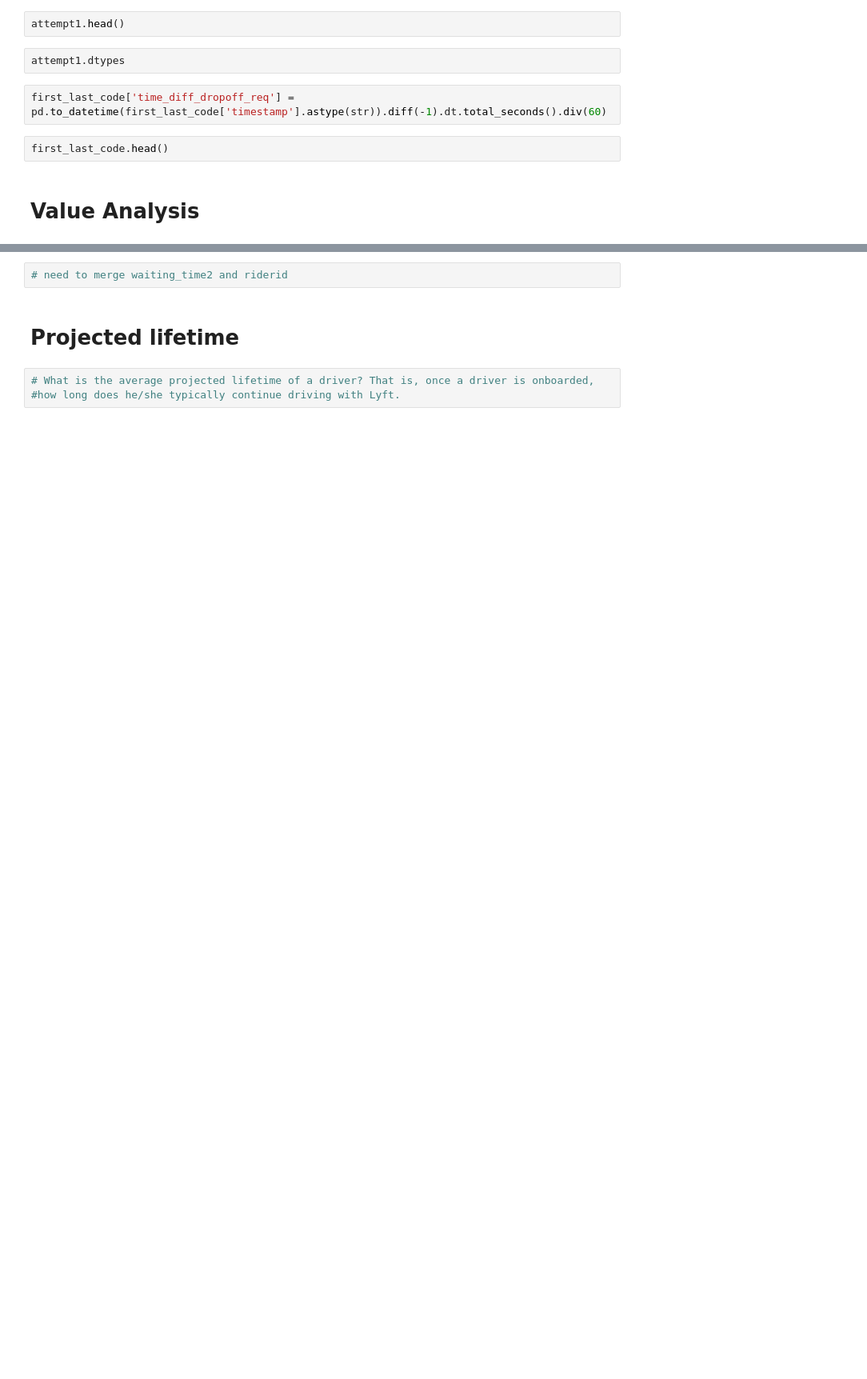
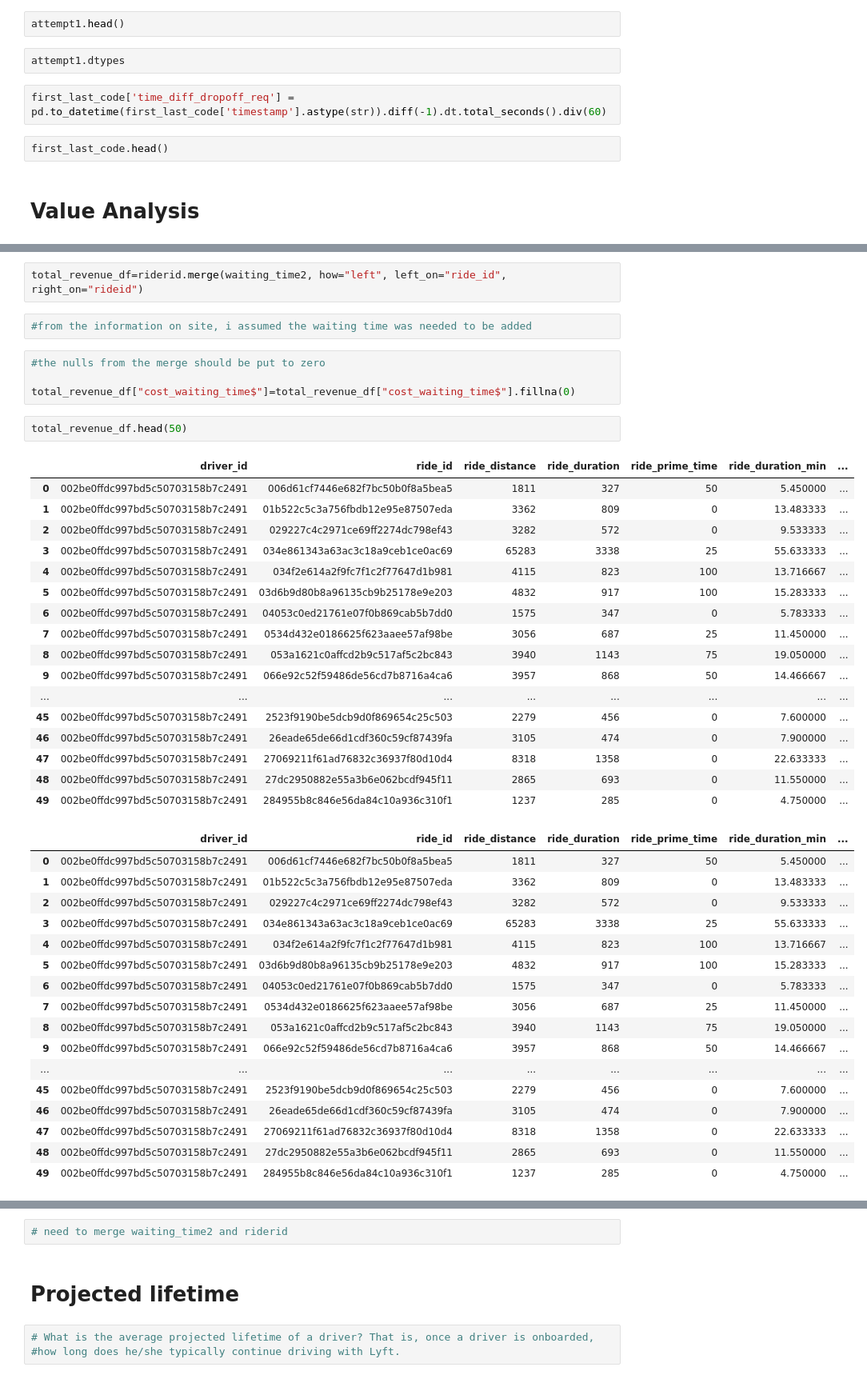
Before and after one commit to Brunadiasmiguel/challenge_drive, a Jupyter notebook: data_wrangling.ipynb, the cells around one changed output, grey strips where cells are left out. Shown at 80% size. Cells and saved outputs as stored; diff of their text form; blank space fills up the shorter version.

```diff
--- a/data_wrangling.ipynb
+++ b/data_wrangling.ipynb
@@ -854,0 +933,45 @@ first_last_code.head()
+# %%
+total_revenue_df=riderid.merge(waiting_time2, how="left", left_on="ride_id", right_on="rideid")
+# %%
+#from the information on site, i assumed the waiting time was needed to be added
+# %%
+#the nulls from the merge should be put to zero
+
+total_revenue_df["cost_waiting_time$"]=total_revenue_df["cost_waiting_time$"].fillna(0)
+# %%
+total_revenue_df.head(50)
+# %% [output]
+|  | driver_id | ride_id | ride_distance | ride_duration | ride_prime_time | ride_duration_min | ... |
+| 0 | 002be0ffdc997bd5c50703158b7c2491 | 006d61cf7446e682f7bc50b0f8a5bea5 | 1811 | 327 | 50 | 5.450000 | ... |
+| 1 | 002be0ffdc997bd5c50703158b7c2491 | 01b522c5c3a756fbdb12e95e87507eda | 3362 | 809 | 0 | 13.483333 | ... |
+| 2 | 002be0ffdc997bd5c50703158b7c2491 | 029227c4c2971ce69ff2274dc798ef43 | 3282 | 572 | 0 | 9.533333 | ... |
+| 3 | 002be0ffdc997bd5c50703158b7c2491 | 034e861343a63ac3c18a9ceb1ce0ac69 | 65283 | 3338 | 25 | 55.633333 | ... |
+| 4 | 002be0ffdc997bd5c50703158b7c2491 | 034f2e614a2f9fc7f1c2f77647d1b981 | 4115 | 823 | 100 | 13.716667 | ... |
+| 5 | 002be0ffdc997bd5c50703158b7c2491 | 03d6b9d80b8a96135cb9b25178e9e203 | 4832 | 917 | 100 | 15.283333 | ... |
+| 6 | 002be0ffdc997bd5c50703158b7c2491 | 04053c0ed21761e07f0b869cab5b7dd0 | 1575 | 347 | 0 | 5.783333 | ... |
+| 7 | 002be0ffdc997bd5c50703158b7c2491 | 0534d432e0186625f623aaee57af98be | 3056 | 687 | 25 | 11.450000 | ... |
+| 8 | 002be0ffdc997bd5c50703158b7c2491 | 053a1621c0affcd2b9c517af5c2bc843 | 3940 | 1143 | 75 | 19.050000 | ... |
+| 9 | 002be0ffdc997bd5c50703158b7c2491 | 066e92c52f59486de56cd7b8716a4ca6 | 3957 | 868 | 50 | 14.466667 | ... |
+| ... | ... | ... | ... | ... | ... | ... | ... |
+| 45 | 002be0ffdc997bd5c50703158b7c2491 | 2523f9190be5dcb9d0f869654c25c503 | 2279 | 456 | 0 | 7.600000 | ... |
+| 46 | 002be0ffdc997bd5c50703158b7c2491 | 26eade65de66d1cdf360c59cf87439fa | 3105 | 474 | 0 | 7.900000 | ... |
+| 47 | 002be0ffdc997bd5c50703158b7c2491 | 27069211f61ad76832c36937f80d10d4 | 8318 | 1358 | 0 | 22.633333 | ... |
+| 48 | 002be0ffdc997bd5c50703158b7c2491 | 27dc2950882e55a3b6e062bcdf945f11 | 2865 | 693 | 0 | 11.550000 | ... |
+| 49 | 002be0ffdc997bd5c50703158b7c2491 | 284955b8c846e56da84c10a936c310f1 | 1237 | 285 | 0 | 4.750000 | ... |
+|  | driver_id | ride_id | ride_distance | ride_duration | ride_prime_time | ride_duration_min | ... |
+| 0 | 002be0ffdc997bd5c50703158b7c2491 | 006d61cf7446e682f7bc50b0f8a5bea5 | 1811 | 327 | 50 | 5.450000 | ... |
+| 1 | 002be0ffdc997bd5c50703158b7c2491 | 01b522c5c3a756fbdb12e95e87507eda | 3362 | 809 | 0 | 13.483333 | ... |
+| 2 | 002be0ffdc997bd5c50703158b7c2491 | 029227c4c2971ce69ff2274dc798ef43 | 3282 | 572 | 0 | 9.533333 | ... |
+| 3 | 002be0ffdc997bd5c50703158b7c2491 | 034e861343a63ac3c18a9ceb1ce0ac69 | 65283 | 3338 | 25 | 55.633333 | ... |
+| 4 | 002be0ffdc997bd5c50703158b7c2491 | 034f2e614a2f9fc7f1c2f77647d1b981 | 4115 | 823 | 100 | 13.716667 | ... |
+| 5 | 002be0ffdc997bd5c50703158b7c2491 | 03d6b9d80b8a96135cb9b25178e9e203 | 4832 | 917 | 100 | 15.283333 | ... |
+| 6 | 002be0ffdc997bd5c50703158b7c2491 | 04053c0ed21761e07f0b869cab5b7dd0 | 1575 | 347 | 0 | 5.783333 | ... |
+| 7 | 002be0ffdc997bd5c50703158b7c2491 | 0534d432e0186625f623aaee57af98be | 3056 | 687 | 25 | 11.450000 | ... |
+| 8 | 002be0ffdc997bd5c50703158b7c2491 | 053a1621c0affcd2b9c517af5c2bc843 | 3940 | 1143 | 75 | 19.050000 | ... |
+| 9 | 002be0ffdc997bd5c50703158b7c2491 | 066e92c52f59486de56cd7b8716a4ca6 | 3957 | 868 | 50 | 14.466667 | ... |
+| ... | ... | ... | ... | ... | ... | ... | ... |
+| 45 | 002be0ffdc997bd5c50703158b7c2491 | 2523f9190be5dcb9d0f869654c25c503 | 2279 | 456 | 0 | 7.600000 | ... |
+| 46 | 002be0ffdc997bd5c50703158b7c2491 | 26eade65de66d1cdf360c59cf87439fa | 3105 | 474 | 0 | 7.900000 | ... |
+| 47 | 002be0ffdc997bd5c50703158b7c2491 | 27069211f61ad76832c36937f80d10d4 | 8318 | 1358 | 0 | 22.633333 | ... |
+| 48 | 002be0ffdc997bd5c50703158b7c2491 | 27dc2950882e55a3b6e062bcdf945f11 | 2865 | 693 | 0 | 11.550000 | ... |
+| 49 | 002be0ffdc997bd5c50703158b7c2491 | 284955b8c846e56da84c10a936c310f1 | 1237 | 285 | 0 | 4.750000 | ... |
```
Also changed, not shown: parts of 42 cells of this notebook.
